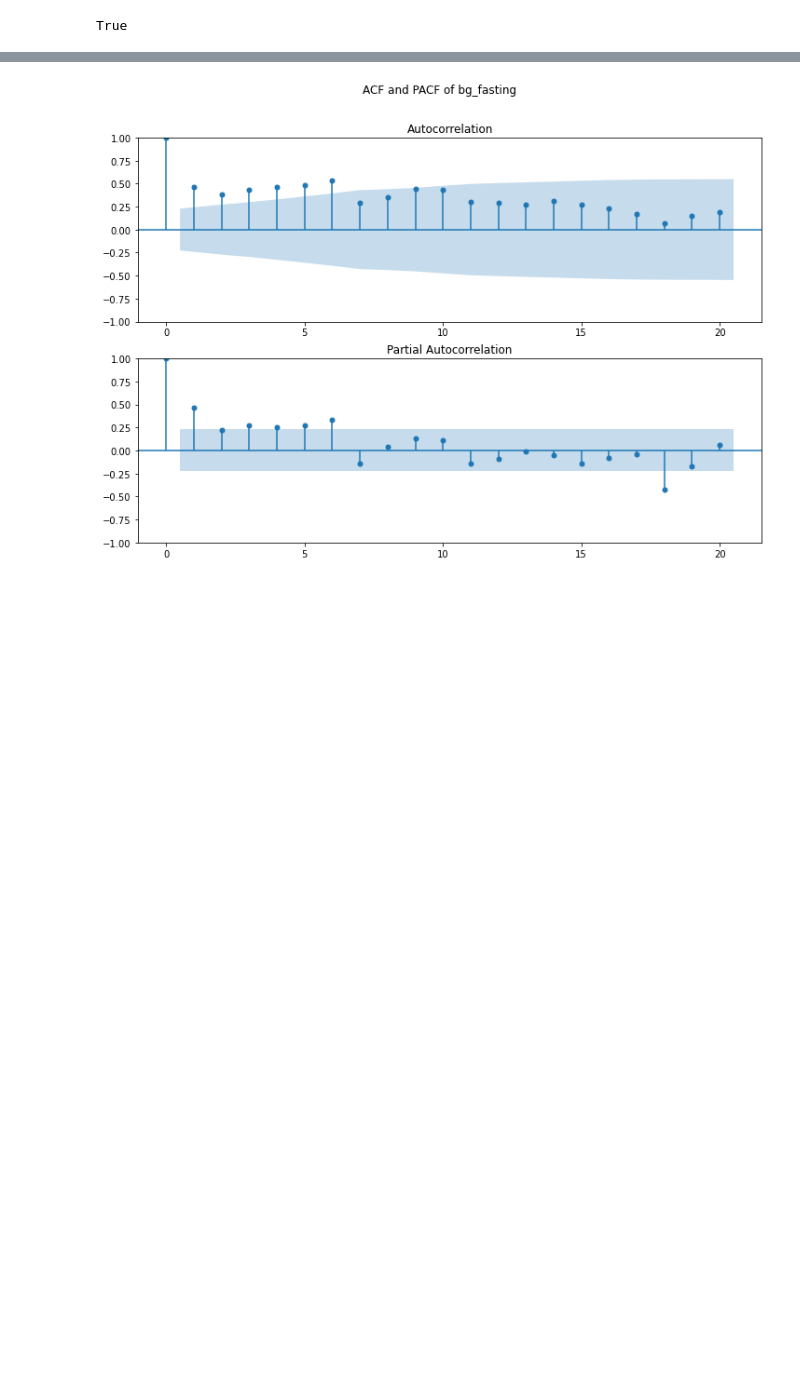
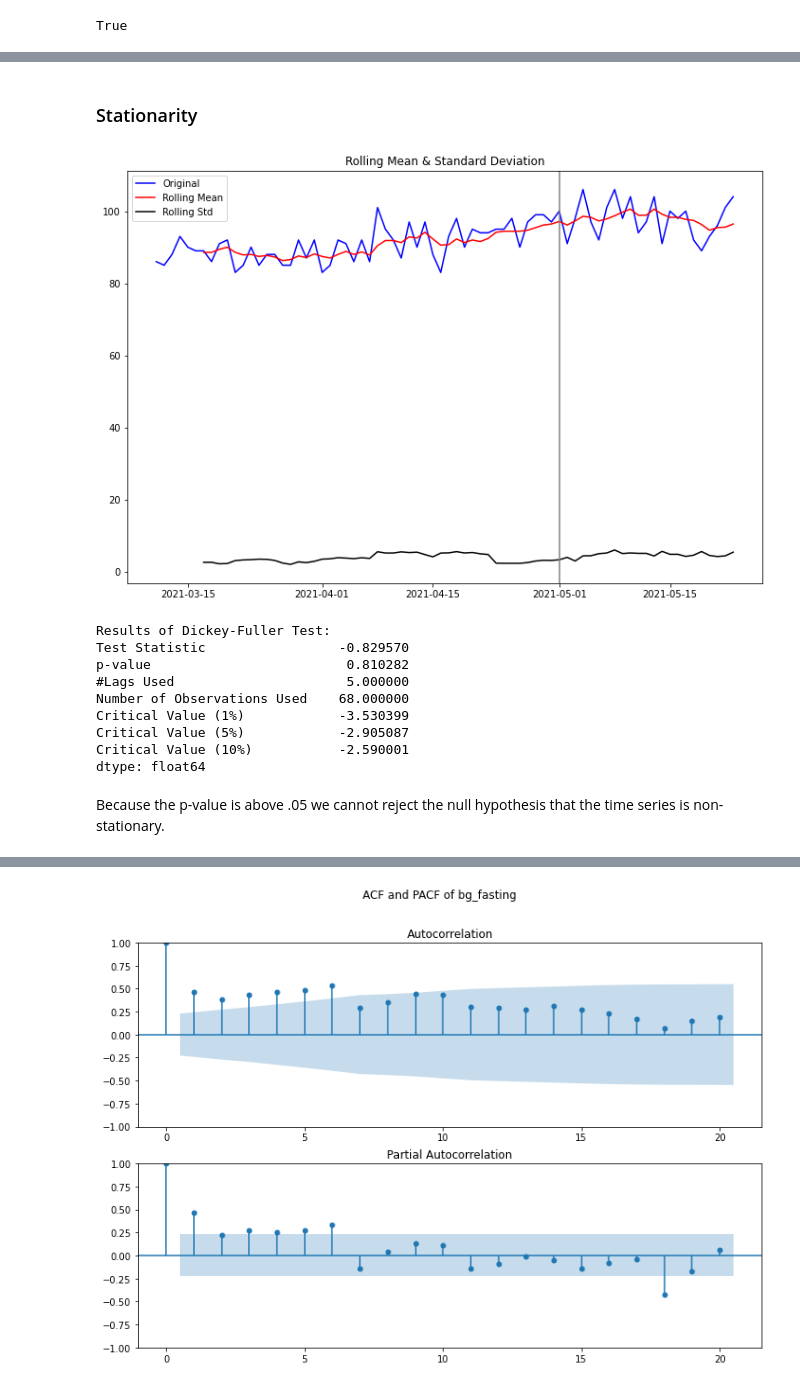
Before and after one commit to JessicaELewis/GDB-Onset-Estimation, a Jupyter notebook: 3_Pre-Processing.ipynb, the cells around one changed output, grey strips where cells are left out. Saved outputs shown, nothing was run; the diff lists cells and outputs as text; code cells hidden in the pictures; blank space fills up the shorter version.

```diff
--- a/3_Pre-Processing.ipynb
+++ b/3_Pre-Processing.ipynb
@@ -438,0 +259,2 @@ dtype: float64
+# %% [markdown]
+### Stationarity
@@ -438,0 +286,15 @@ dtype: float64
+# %%
+jlcap_test_stationarity(y)
+# %% [output]
+[figure, added]
+Results of Dickey-Fuller Test:
+Test Statistic                 -0.829570
+p-value                         0.810282
+#Lags Used                      5.000000
+Number of Observations Used    68.000000
+Critical Value (1%)            -3.530399
+Critical Value (5%)            -2.905087
+Critical Value (10%)           -2.590001
+dtype: float64
+# %% [markdown]
+Because the p-value is above .05 we cannot reject the null hypothesis that the time series is non-stationary.
```
Also changed, not shown: parts of 58 cells of this notebook, 8 other files.
